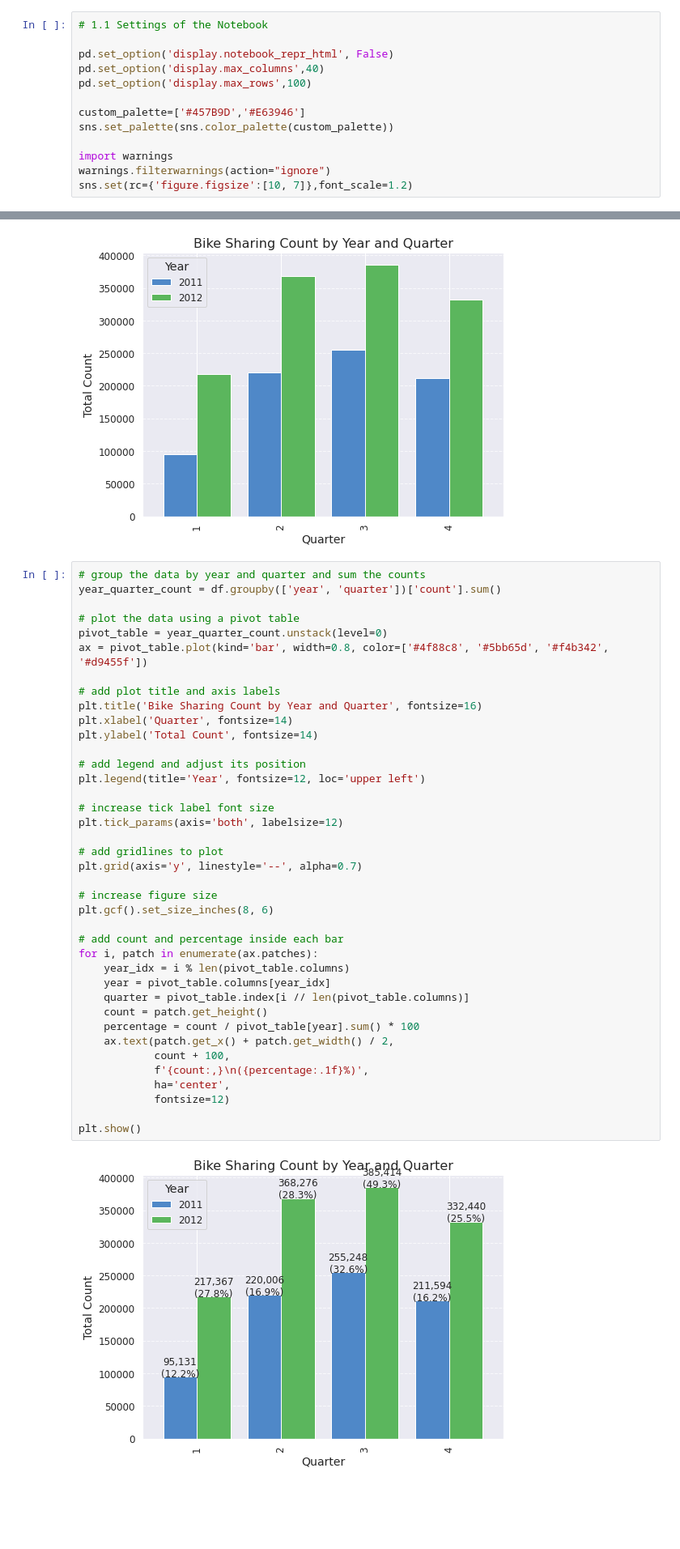
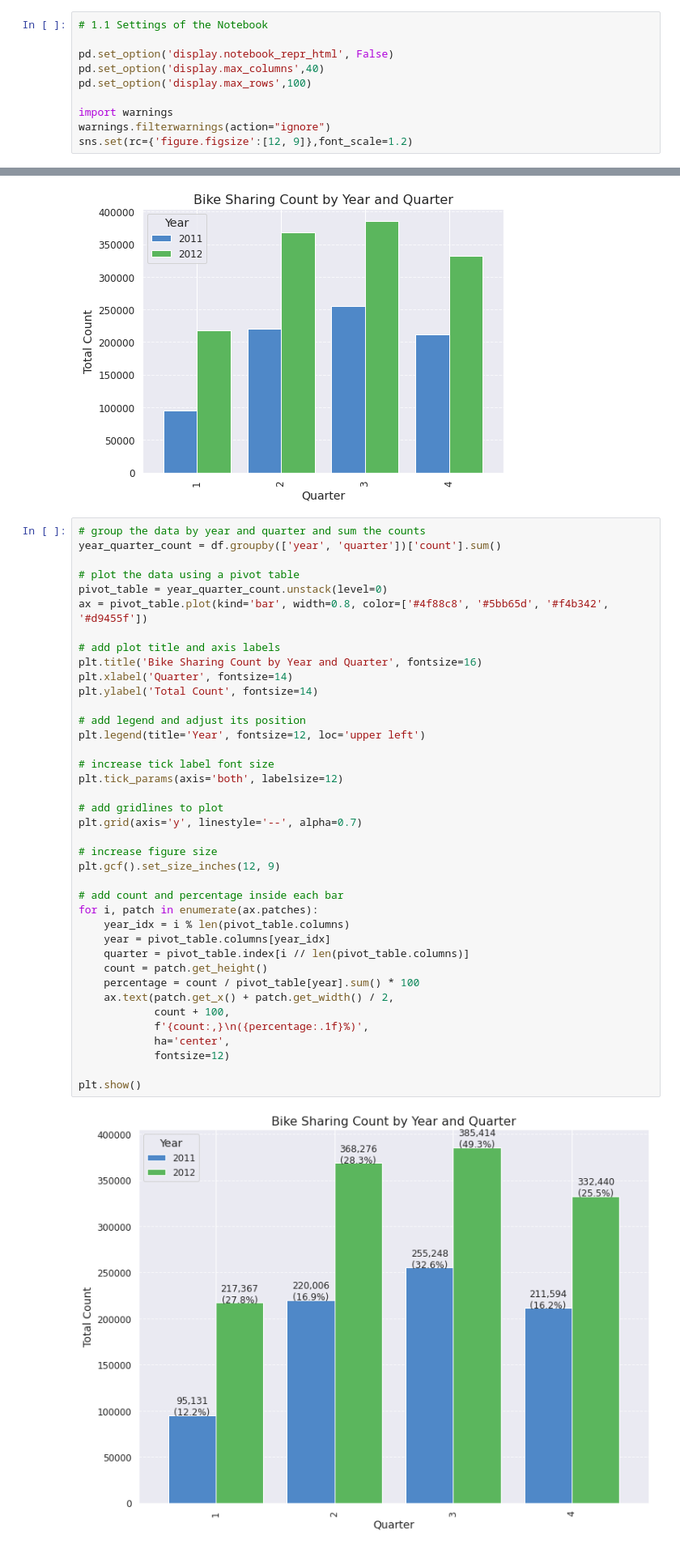
Before and after one commit to nguneonard/nguneonard, a Jupyter notebook: bike-sharing-demand.ipynb, the cells around one changed output, grey strips where cells are left out. Shown: that part at 81% size. Saved outputs shown, nothing was run; the diff lists cells and outputs as text; blank space fills up the shorter version.

```diff
--- a/bike-sharing-demand.ipynb
+++ b/bike-sharing-demand.ipynb
@@ -75,12 +75,9 @@ pd.set_option('display.notebook_repr_html', False)
 pd.set_option('display.max_columns',40)
 pd.set_option('display.max_rows',100)
 
-custom_palette=['#457B9D','#E63946']
-sns.set_palette(sns.color_palette(custom_palette))
-
 import warnings
 warnings.filterwarnings(action="ignore")
-sns.set(rc={'figure.figsize':[10, 7]},font_scale=1.2)
+sns.set(rc={'figure.figsize':[12, 9]},font_scale=1.2)
 # %%
 train = pd.read_csv('/kaggle/input/bike-sharing-demand/train.csv')
 test  = pd.read_csv('/kaggle/input/bike-sharing-demand/test.csv')
@@ -259,32 +256,32 @@ ax = pivot_table.plot(kind='bar', width=0.8, color=['#4f88c8', '#5bb65d', '#f4b3
 plt.title('Bike Sharing Count by Year and Quarter', fontsize=16)
 plt.xlabel('Quarter', fontsize=14)
 plt.ylabel('Total Count', fontsize=14)
 
 # add legend and adjust its position
 plt.legend(title='Year', fontsize=12, loc='upper left')
 
 # increase tick label font size
 plt.tick_params(axis='both', labelsize=12)
 
 # add gridlines to plot
 plt.grid(axis='y', linestyle='--', alpha=0.7)
 
 # increase figure size
-plt.gcf().set_size_inches(8, 6)
+plt.gcf().set_size_inches(12, 9)
 
 # add count and percentage inside each bar
 for i, patch in enumerate(ax.patches):
     year_idx = i % len(pivot_table.columns)
     year = pivot_table.columns[year_idx]
     quarter = pivot_table.index[i // len(pivot_table.columns)]
     count = patch.get_height()
     percentage = count / pivot_table[year].sum() * 100
     ax.text(patch.get_x() + patch.get_width() / 2,
             count + 100,
             f'{count:,}\n({percentage:.1f}%)',
             ha='center',
             fontsize=12)
 
 plt.show()
 # %% [output]
-[figure, old version]
+[figure, new version]
```
Also changed, not shown: parts of 3 cells of this notebook.
